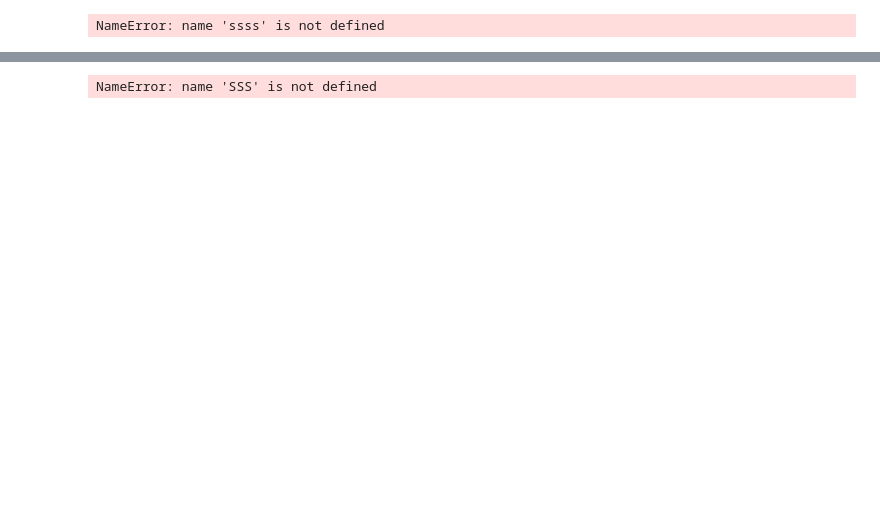
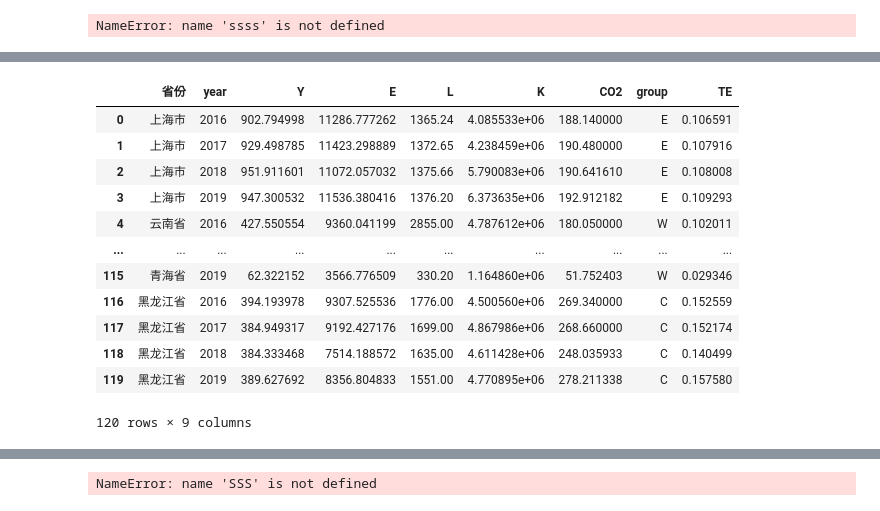
Before and after one commit to advancehs/deabook, a Jupyter notebook: deabook/example/chap8/chap 8.ipynb, the cells around one changed output, grey strips where cells are left out. Saved outputs shown, nothing was run; the diff lists cells and outputs as text; code cells hidden in the pictures; blank space fills up the shorter version.

```diff
--- a/deabook/example/chap8/chap 8.ipynb
+++ b/deabook/example/chap8/chap 8.ipynb
@@ -70,20 +74,20 @@ NameError: name 'ssss' is not defined
 # %%
-from pytedea import weakCNLSy,StoNED
-from pytedea.constant import FUN_PROD, OPT_LOCAL,RTS_VRS ,RTS_CRS,CET_ADDI, CET_MULT,RED_QLE
+from deabook import CNLSSDFDDFweak,StoNED
+from deabook.constant import FUN_PROD, OPT_LOCAL,RTS_VRS1 ,RTS_CRS,CET_ADDI, CET_MULT,RED_QLE
 
 # define and solve the test_DEAt model
-def weakCNLSy_CRS():
+def CNLSSDb_CRS():
 
-    model = weakCNLSy.weakCNLSy(data,sent = "K L E=Y:CO2", \
-                              # cet=CET_MULT, rts = RTS_VRS, fun=FUN_PROD, \
-                                cet=CET_ADDI, rts=RTS_VRS, fun=FUN_PROD, \
+    model = CNLSSDFDDFweak.CNLSSDweak(data,sent = "K L E=Y:CO2", \
+                               gy=[0],gx=[0,0,0],gb=[1], \
+                                cet=CET_MULT, rts=RTS_CRS, fun=FUN_PROD, \
                               )
     # model.optimize( email= '1019753743@qq.com',)
-    model.optimize(solver="mosek",)
+    model.optimize(solver="knitro",)
 
     rd = StoNED.StoNED(model)
-    res=rd.get_technical_inefficiency(RED_QLE)
+    res=rd.get_technical_efficiency(RED_QLE)
     return res
-weakCNLSy_CRS = weakCNLSy_CRS()
-weakCNLSy_CRS
+CNLSSDb_CRS = CNLSSDb_CRS()
+CNLSSDb_CRS
 # %% [output]
@@ -247,0 +236,24 @@ MQDEA_VRS_SAME2.query('year==2017').sort_values('MQ')
+# %%
+CNLSSDb_CRS2 = pd.DataFrame(CNLSSDb_CRS,columns=['TE'])
+CNLSSDb_CRS2 = pd.concat([data,CNLSSDb_CRS2], axis=1)
+CNLSSDb_VRS_SAME2 = pd.DataFrame(CNLSSDb_VRS_SAME,columns=['TE'])
+CNLSSDb_VRS_SAME2 = pd.concat([data,CNLSSDb_VRS_SAME2], axis=1)
+
+CNLSSDb_VRS_DIFF2 = pd.DataFrame(CNLSSDb_VRS_DIFF,columns=['TE'])
+CNLSSDb_VRS_DIFF2 = pd.concat([data,CNLSSDb_VRS_DIFF2], axis=1)
+# %%
+CNLSSDb_CRS2
+# %% [output]
+|  | 省份 | year | Y | E | L | K | CO2 | group | TE |
+| 0 | 上海市 | 2016 | 902.794998 | 11286.777262 | 1365.24 | 4.085533e+06 | 188.140000 | E | 0.106591 |
+| 1 | 上海市 | 2017 | 929.498785 | 11423.298889 | 1372.65 | 4.238459e+06 | 190.480000 | E | 0.107916 |
+| 2 | 上海市 | 2018 | 951.911601 | 11072.057032 | 1375.66 | 5.790083e+06 | 190.641610 | E | 0.108008 |
+| 3 | 上海市 | 2019 | 947.300532 | 11536.380416 | 1376.20 | 6.373635e+06 | 192.912182 | E | 0.109293 |
+| 4 | 云南省 | 2016 | 427.550554 | 9360.041199 | 2855.00 | 4.787612e+06 | 180.050000 | W | 0.102011 |
+| ... | ... | ... | ... | ... | ... | ... | ... | ... | ... |
+| 115 | 青海省 | 2019 | 62.322152 | 3566.776509 | 330.20 | 1.164860e+06 | 51.752403 | W | 0.029346 |
+| 116 | 黑龙江省 | 2016 | 394.193978 | 9307.525536 | 1776.00 | 4.500560e+06 | 269.340000 | C | 0.152559 |
+| 117 | 黑龙江省 | 2017 | 384.949317 | 9192.427176 | 1699.00 | 4.867986e+06 | 268.660000 | C | 0.152174 |
+| 118 | 黑龙江省 | 2018 | 384.333468 | 7514.188572 | 1635.00 | 4.611428e+06 | 248.035933 | C | 0.140499 |
+| 119 | 黑龙江省 | 2019 | 389.627692 | 8356.804833 | 1551.00 | 4.770895e+06 | 278.211338 | C | 0.157580 |
+120 rows × 9 columns
```
Also changed, not shown: parts of 74 cells of this notebook, 19 other files.
